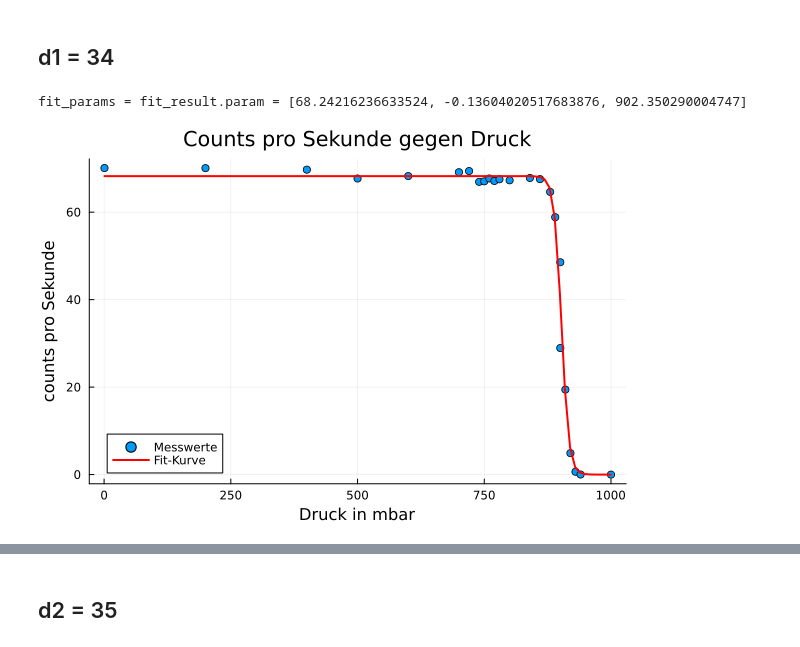
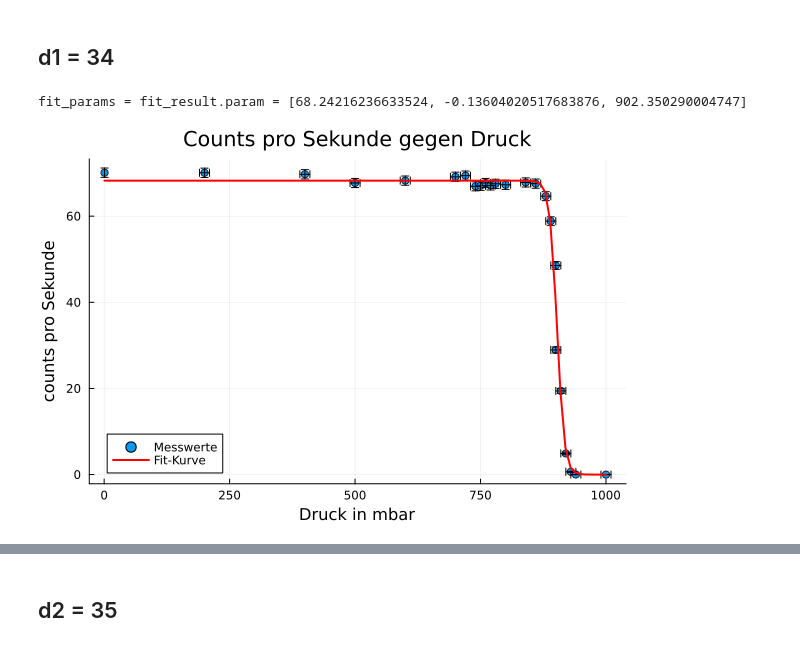
Before and after one commit to Baryonics/pb_ktp_3_3, a Jupyter notebook: code/reichweiten.ipynb, the cells around one changed output, grey strips where cells are left out. Saved outputs shown, nothing was run; the diff lists cells and outputs as text; code cells hidden in the pictures.

Commit message:
Fehlerballken hinzugefügt

```diff
--- a/code/reichweiten.ipynb
+++ b/code/reichweiten.ipynb
@@ -12,15 +12,18 @@ using LsqFit
 # Arguments
 - `path_to_csv`: Der Pfad zur csv datei. Beginnt mit ../data/
 - `init_c_param`: Anfangsparameter für den Fit. Gibt an, an bei welchem Druck die Hälfte der maximalen Counts erreicht ist
+- `d`: Gemessener Abstand
 - `init_a_param`: Anfangsparameter für den Fit. Maximalwert der Counts
 - `init_b_param`: Anfangsparameter für den Fit. Gibt Steiheit der Kurve an
 """
-function plot_p_counts(path_to_csv::String, init_c_param; time=60, init_a_param=60.0, init_b_param=0.5)
+function plot_p_counts(path_to_csv::String, init_c_param, d; time=60, init_a_param=60.0, init_b_param=0.5)
     # Daten einlesen
     data = CSV.read(path_to_csv, DataFrame)
-    p_s = data[:, 1]  # Druck in mbar
+    p_s = data[:, 1]            # Druck in mbar
+    Delta_p_s = data[:,2]       # Fehler der Drücke
     counts = data[:, 3]
     counts_per_second = counts ./ time
+    Delta_counts_per_second = sqrt.(counts) ./ time
 
     # Fit-Funktion definieren (z. B. eine exponentielle Funktion)
     fit_model(x, p) = p[1] ./ (1 .+ exp.(-p[2] .* (x .- p[3])))
@@ -42,7 +45,9 @@ function plot_p_counts(path_to_csv::String, init_c_param; time=60, init_a_param=
         ylabel="counts pro Sekunde",
         title="Counts pro Sekunde gegen Druck",
         seriestype="scatter",
-        label="Messwerte"
+        label="Messwerte",
+        xerror=Delta_p_s,
+        yerror=Delta_counts_per_second
     )
 
     # Fit-Kurve hinzufügen
@@ -81,8 +86,8 @@ plot_p_U (generic function with 1 method)
 # %%
 d_1 = 34      #Gewählter Abstand
 
 ### Plotte Messergebnisse
-plot_p_counts("../data/luft_ohne_folie/d1.csv", 750.0)
+plot_p_counts("../data/luft_ohne_folie/d1.csv", 750.0, d_1)
 # %% [output]
 fit_params = fit_result.param = [68.24216236633524, -0.13604020517683876, 902.350290004747]
-[figure, old version]
+[figure, new version]
```
Also changed, not shown: parts of 11 cells of this notebook.
